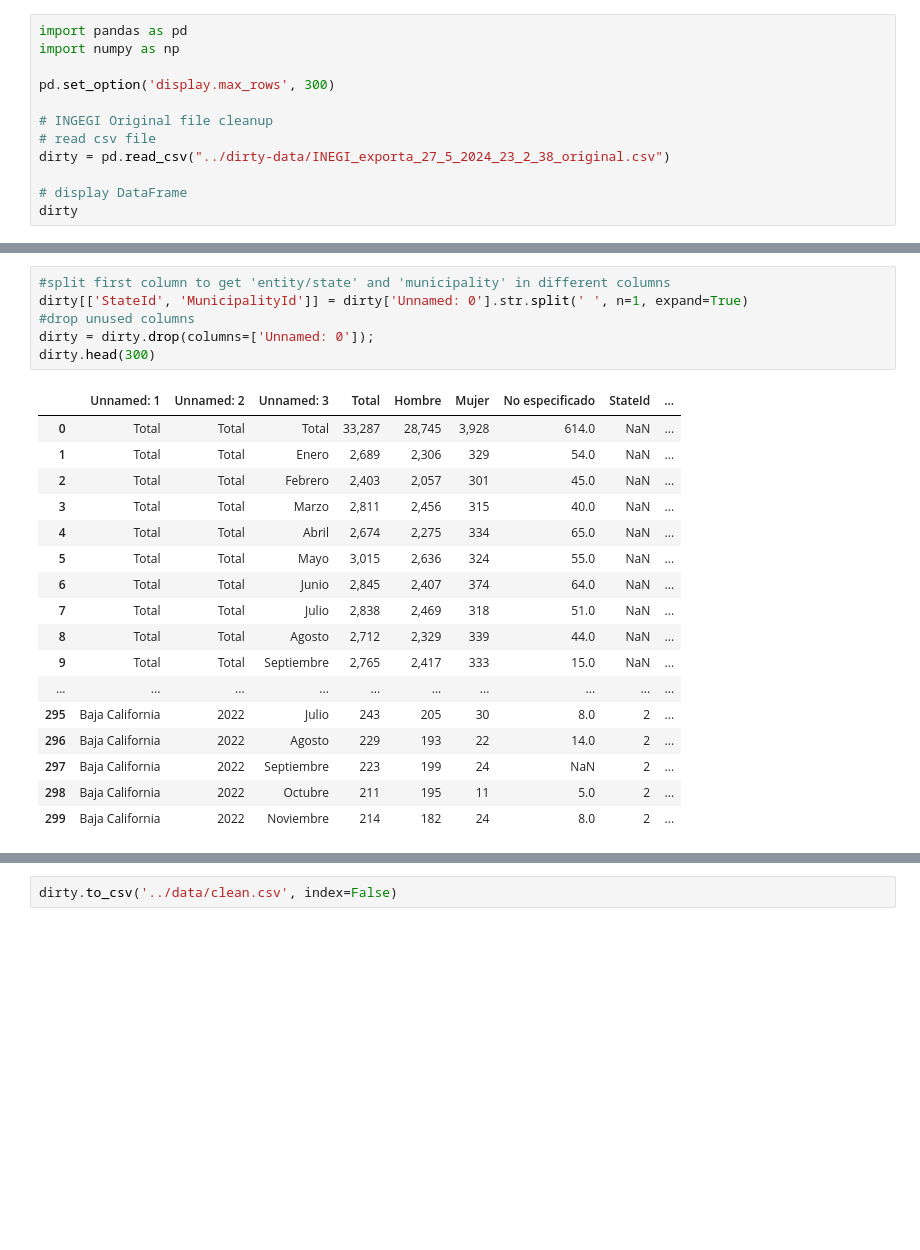
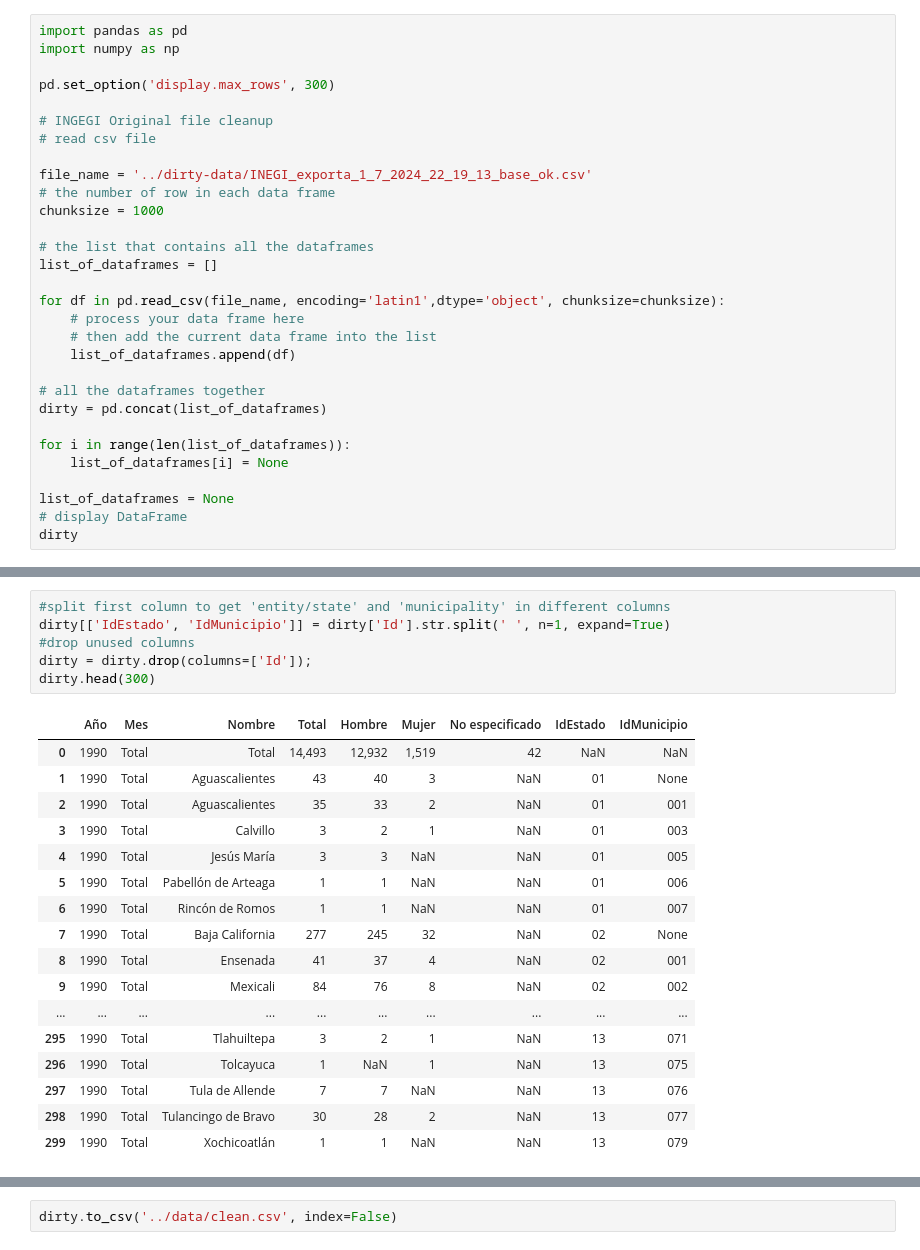
Before and after one commit to enteoo1/defuncion-homicidio-inegi, a Jupyter notebook: python/clean_db.ipynb, the cells around one changed output, grey strips where cells are left out. Drawn from its saved outputs; the diff is of its cells as text; blank space fills up the shorter version.

```diff
--- a/python/clean_db.ipynb
+++ b/python/clean_db.ipynb
@@ -6,8 +6,26 @@ pd.set_option('display.max_rows', 300)
 
 # INGEGI Original file cleanup
 # read csv file
-dirty = pd.read_csv("../dirty-data/INEGI_exporta_27_5_2024_23_2_38_original.csv")
 
+file_name = '../dirty-data/INEGI_exporta_1_7_2024_22_19_13_base_ok.csv'
+# the number of row in each data frame
+chunksize = 1000
+
+# the list that contains all the dataframes
+list_of_dataframes = []
+
+for df in pd.read_csv(file_name, encoding='latin1',dtype='object', chunksize=chunksize):
+    # process your data frame here
+    # then add the current data frame into the list
+    list_of_dataframes.append(df)
+
+# all the dataframes together
+dirty = pd.concat(list_of_dataframes)
+
+for i in range(len(list_of_dataframes)):
+    list_of_dataframes[i] = None
+
+list_of_dataframes = None
 # display DataFrame
 dirty
 # %% [output]
@@ -27,24 +45,24 @@ dirty
 # %%
 #split first column to get 'entity/state' and 'municipality' in different columns
-dirty[['StateId', 'MunicipalityId']] = dirty['Unnamed: 0'].str.split(' ', n=1, expand=True)
+dirty[['IdEstado', 'IdMunicipio']] = dirty['Id'].str.split(' ', n=1, expand=True)
 #drop unused columns
-dirty = dirty.drop(columns=['Unnamed: 0']);
+dirty = dirty.drop(columns=['Id']);
 dirty.head(300)
 # %% [output]
-|  | Unnamed: 1 | Unnamed: 2 | Unnamed: 3 | Total | Hombre | Mujer | No especificado | StateId | ... |
-| 0 | Total | Total | Total | 33,287 | 28,745 | 3,928 | 614.0 | NaN | ... |
-| 1 | Total | Total | Enero | 2,689 | 2,306 | 329 | 54.0 | NaN | ... |
-| 2 | Total | Total | Febrero | 2,403 | 2,057 | 301 | 45.0 | NaN | ... |
-| 3 | Total | Total | Marzo | 2,811 | 2,456 | 315 | 40.0 | NaN | ... |
-| 4 | Total | Total | Abril | 2,674 | 2,275 | 334 | 65.0 | NaN | ... |
-| 5 | Total | Total | Mayo | 3,015 | 2,636 | 324 | 55.0 | NaN | ... |
-| 6 | Total | Total | Junio | 2,845 | 2,407 | 374 | 64.0 | NaN | ... |
-| 7 | Total | Total | Julio | 2,838 | 2,469 | 318 | 51.0 | NaN | ... |
-| 8 | Total | Total | Agosto | 2,712 | 2,329 | 339 | 44.0 | NaN | ... |
-| 9 | Total | Total | Septiembre | 2,765 | 2,417 | 333 | 15.0 | NaN | ... |
+|  | Año | Mes | Nombre | Total | Hombre | Mujer | No especificado | IdEstado | IdMunicipio |
+| 0 | 1990 | Total | Total | 14,493 | 12,932 | 1,519 | 42 | NaN | NaN |
+| 1 | 1990 | Total | Aguascalientes | 43 | 40 | 3 | NaN | 01 | None |
+| 2 | 1990 | Total | Aguascalientes | 35 | 33 | 2 | NaN | 01 | 001 |
+| 3 | 1990 | Total | Calvillo | 3 | 2 | 1 | NaN | 01 | 003 |
+| 4 | 1990 | Total | Jesús María | 3 | 3 | NaN | NaN | 01 | 005 |
+| 5 | 1990 | Total | Pabellón de Arteaga | 1 | 1 | NaN | NaN | 01 | 006 |
+| 6 | 1990 | Total | Rincón de Romos | 1 | 1 | NaN | NaN | 01 | 007 |
+| 7 | 1990 | Total | Baja California | 277 | 245 | 32 | NaN | 02 | None |
+| 8 | 1990 | Total | Ensenada | 41 | 37 | 4 | NaN | 02 | 001 |
+| 9 | 1990 | Total | Mexicali | 84 | 76 | 8 | NaN | 02 | 002 |
 | ... | ... | ... | ... | ... | ... | ... | ... | ... | ... |
-| 295 | Baja California | 2022 | Julio | 243 | 205 | 30 | 8.0 | 2 | ... |
-| 296 | Baja California | 2022 | Agosto | 229 | 193 | 22 | 14.0 | 2 | ... |
-| 297 | Baja California | 2022 | Septiembre | 223 | 199 | 24 | NaN | 2 | ... |
-| 298 | Baja California | 2022 | Octubre | 211 | 195 | 11 | 5.0 | 2 | ... |
-| 299 | Baja California | 2022 | Noviembre | 214 | 182 | 24 | 8.0 | 2 | ... |
+| 295 | 1990 | Total | Tlahuiltepa | 3 | 2 | 1 | NaN | 13 | 071 |
+| 296 | 1990 | Total | Tolcayuca | 1 | NaN | 1 | NaN | 13 | 075 |
+| 297 | 1990 | Total | Tula de Allende | 7 | 7 | NaN | NaN | 13 | 076 |
+| 298 | 1990 | Total | Tulancingo de Bravo | 30 | 28 | 2 | NaN | 13 | 077 |
+| 299 | 1990 | Total | Xochicoatlán | 1 | 1 | NaN | NaN | 13 | 079 |
```
Also changed, not shown: parts of 11 cells of this notebook, 4 other files.
